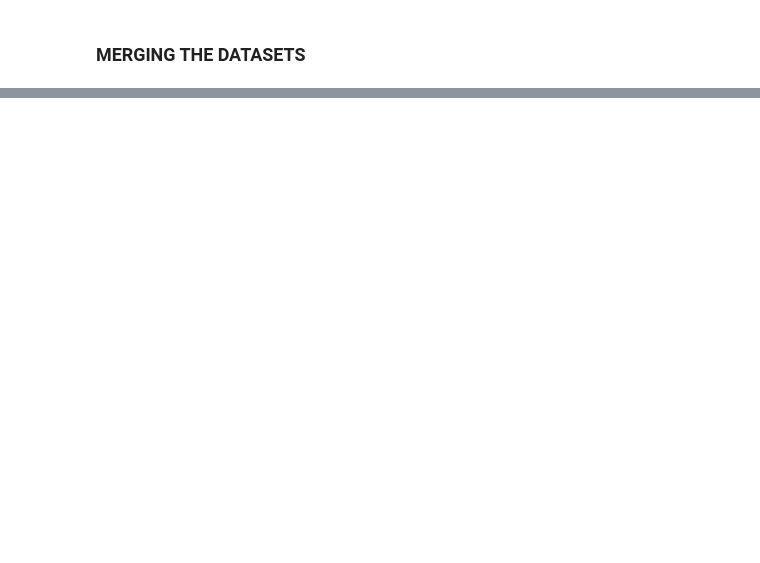
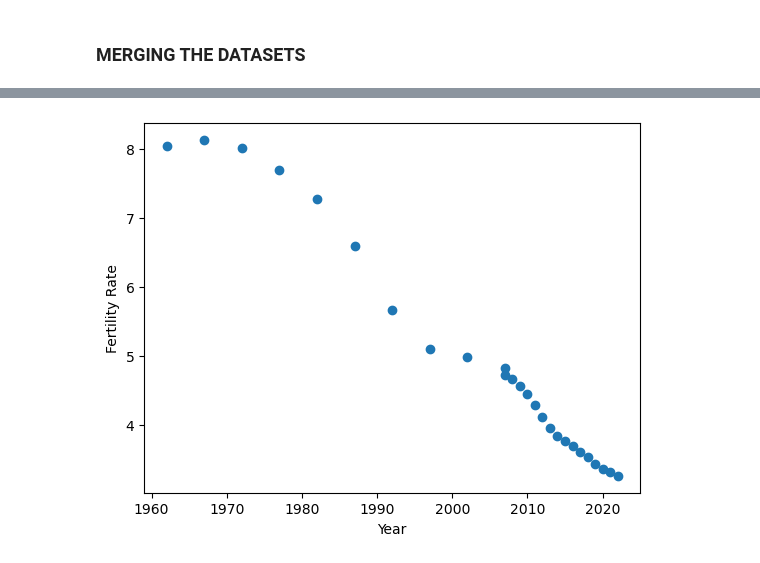
Before and after one commit to csaafrica/mental_CSA, a Jupyter notebook: notebooks/Data_Acquisition.ipynb, the cells around one changed output, grey strips where cells are left out. Saved outputs shown, nothing was run; the diff lists cells and outputs as text; code cells hidden in the pictures; blank space fills up the shorter version.

```diff
--- a/notebooks/Data_Acquisition.ipynb
+++ b/notebooks/Data_Acquisition.ipynb
@@ -430,0 +498,11 @@ Gapminder Kenya years: [1952 1957 1962 1967 1972 1977 1982 1987 1992 1997 2002 2
+# %%
+import matplotlib.pyplot as plt
+import numpy as np
+x=combined_df["Year"]
+y=combined_df["FERT_RATE"]
+plt.scatter(combined_df["Year"],combined_df["FERT_RATE"])
+plt.xlabel("Year")
+plt.ylabel("Fertility Rate")
+plt.show()
+# %% [output]
+[figure, added]
```
Also changed, not shown: parts of 18 cells of this notebook, 1 other file.
